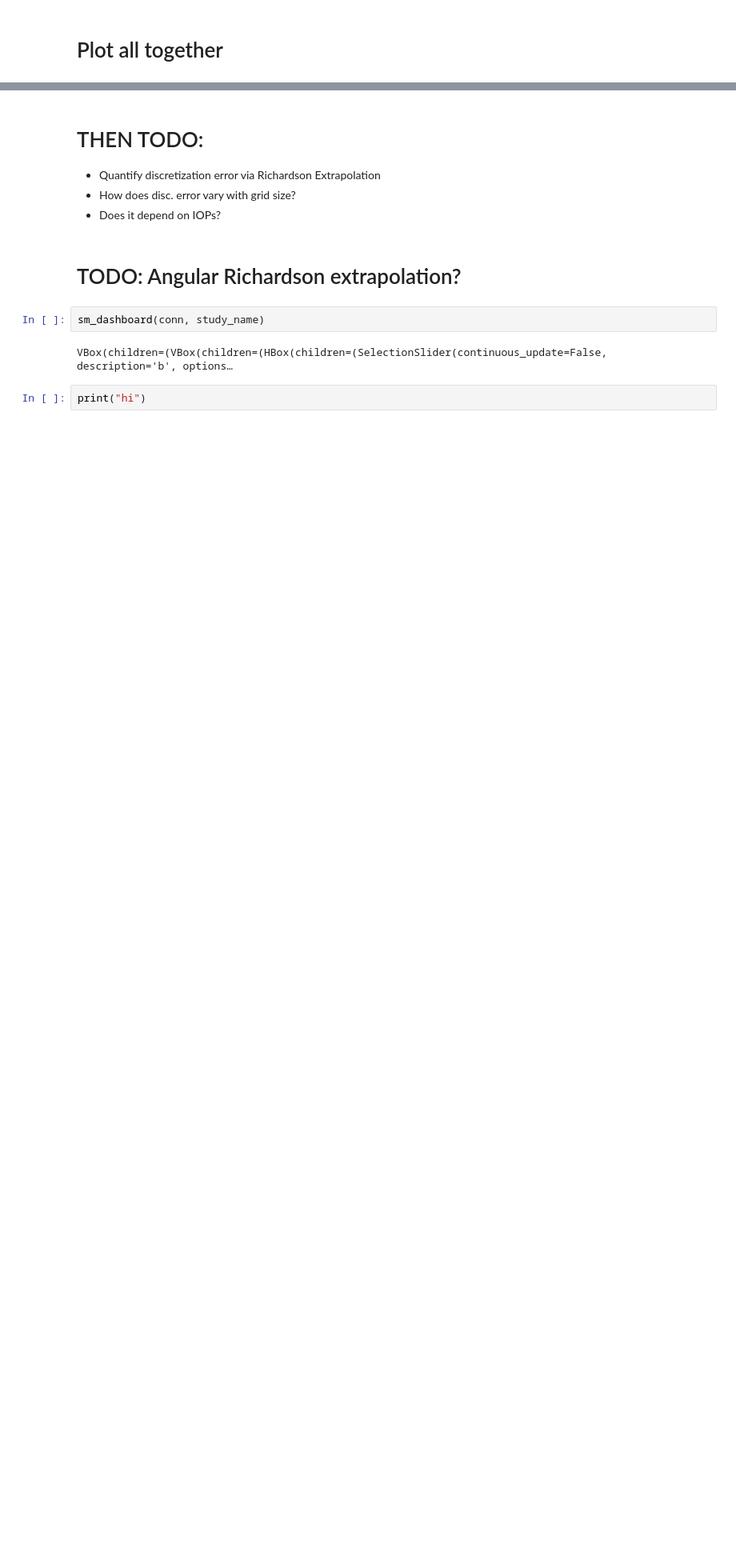
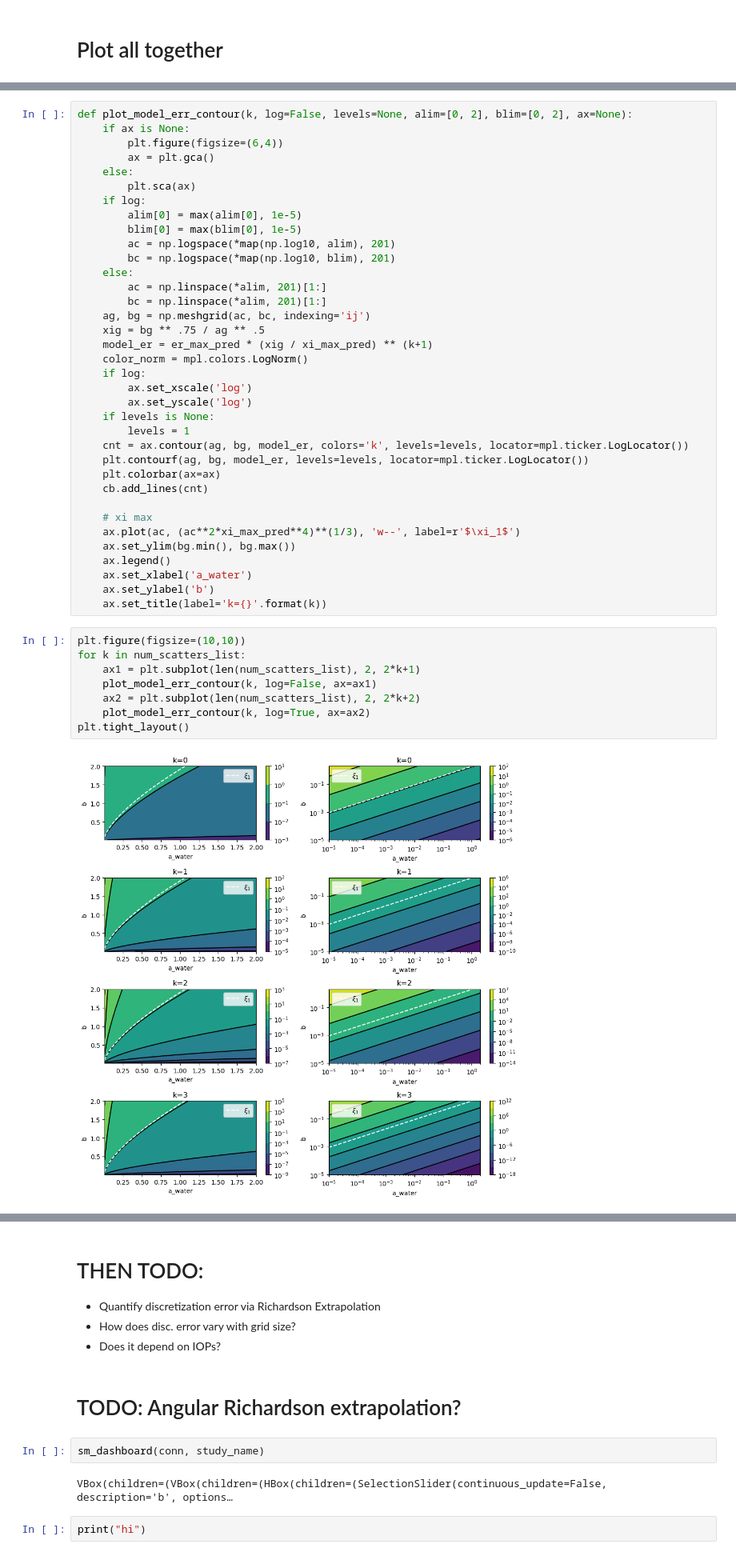
Before and after one commit to OliverEvans96/kelp, a Jupyter notebook: code/python/VerificationOfCalculations.ipynb, the cells around one changed output, grey strips where cells are left out. Shown at 80% size. Cells and saved outputs as stored; diff of their text form; blank space fills up the shorter version.

```diff
--- a/code/python/VerificationOfCalculations.ipynb
+++ b/code/python/VerificationOfCalculations.ipynb
@@ -2401,0 +2296,46 @@ plt.tight_layout()
+# %%
+def plot_model_err_contour(k, log=False, levels=None, alim=[0, 2], blim=[0, 2], ax=None):
+    if ax is None:
+        plt.figure(figsize=(6,4))
+        ax = plt.gca()
+    else:
+        plt.sca(ax)
+    if log:
+        alim[0] = max(alim[0], 1e-5)
+        blim[0] = max(blim[0], 1e-5)
+        ac = np.logspace(*map(np.log10, alim), 201)
+        bc = np.logspace(*map(np.log10, blim), 201)
+    else:
+        ac = np.linspace(*alim, 201)[1:]
+        bc = np.linspace(*alim, 201)[1:]
+    ag, bg = np.meshgrid(ac, bc, indexing='ij')
+    xig = bg ** .75 / ag ** .5
+    model_er = er_max_pred * (xig / xi_max_pred) ** (k+1)
+    color_norm = mpl.colors.LogNorm()
+    if log:
+        ax.set_xscale('log')
+        ax.set_yscale('log')
+    if levels is None:
+        levels = 1
+    cnt = ax.contour(ag, bg, model_er, colors='k', levels=levels, locator=mpl.ticker.LogLocator())
+    plt.contourf(ag, bg, model_er, levels=levels, locator=mpl.ticker.LogLocator())
+    plt.colorbar(ax=ax)
+    cb.add_lines(cnt)
+
+    # xi max
+    ax.plot(ac, (ac**2*xi_max_pred**4)**(1/3), 'w--', label=r'$\xi_1$')
+    ax.set_ylim(bg.min(), bg.max())
+    ax.legend()
+    ax.set_xlabel('a_water')
+    ax.set_ylabel('b')
+    ax.set_title(label='k={}'.format(k))
+# %%
+plt.figure(figsize=(10,10))
+for k in num_scatters_list:
+    ax1 = plt.subplot(len(num_scatters_list), 2, 2*k+1)
+    plot_model_err_contour(k, log=False, ax=ax1)
+    ax2 = plt.subplot(len(num_scatters_list), 2, 2*k+2)
+    plot_model_err_contour(k, log=True, ax=ax2)
+plt.tight_layout()
+# %% [output]
+[figure, added]
```
Also changed, not shown: parts of 35 cells of this notebook.
